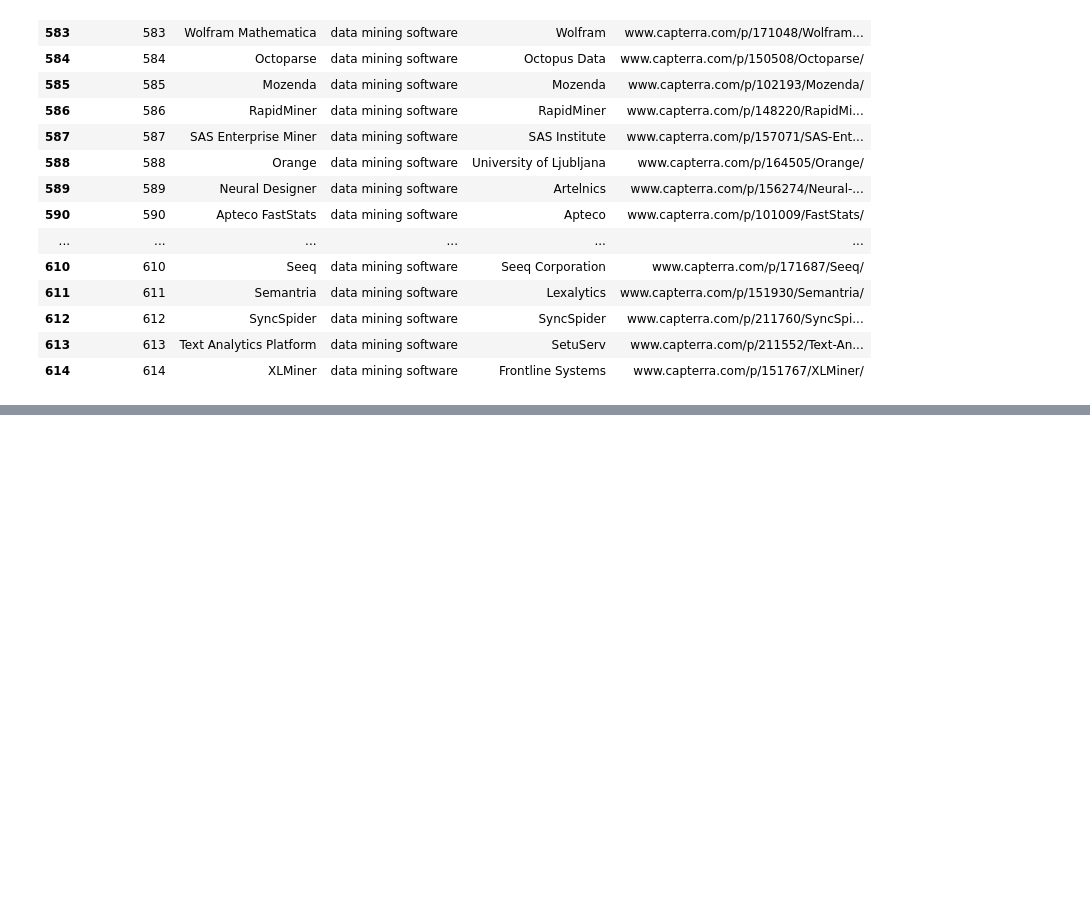
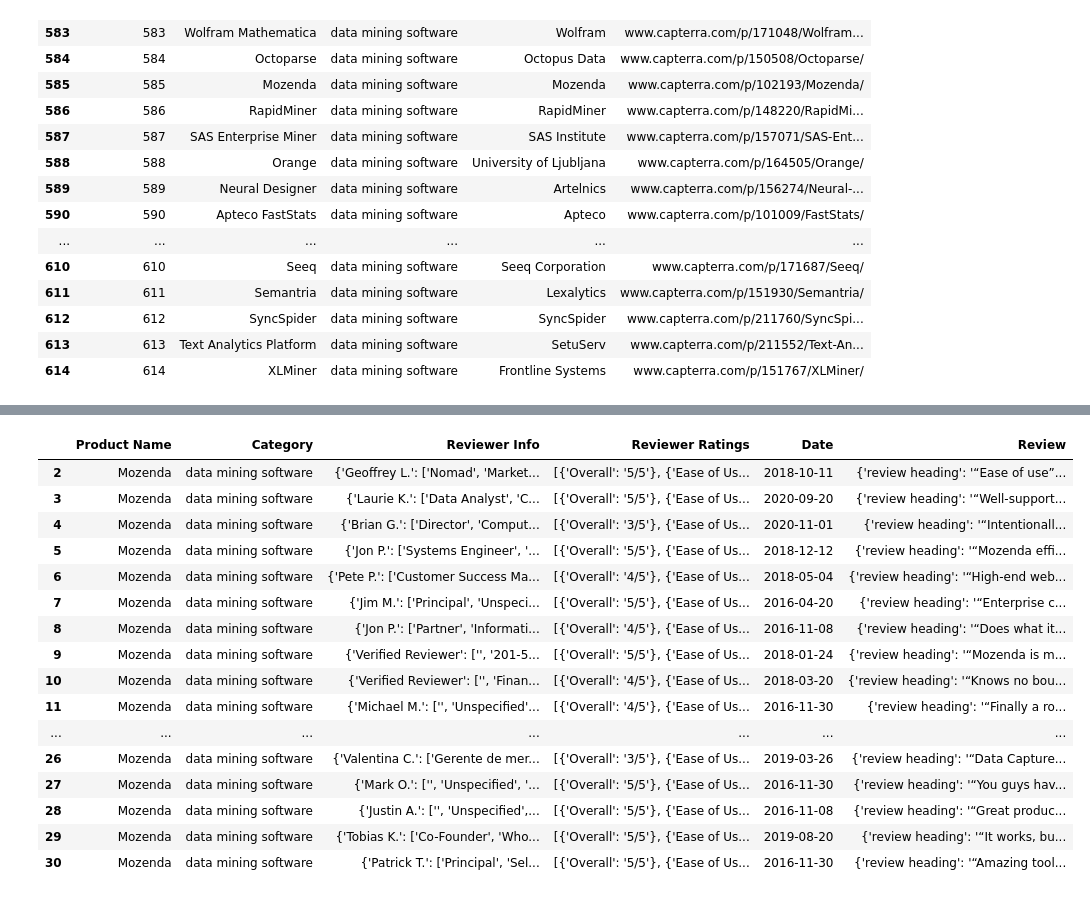
Before and after one commit to 1skol1/Review-Analysis, a Jupyter notebook: Test Run for Data Mining Category.ipynb, the cells around one changed output, grey strips where cells are left out. Saved outputs shown, nothing was run; the diff lists cells and outputs as text; code cells hidden in the pictures; blank space fills up the shorter version.

Commit message:
CSV of reviews for Data Mining Category

```diff
--- a/Test Run for Data Mining Category.ipynb
+++ b/Test Run for Data Mining Category.ipynb
@@ -315,0 +290,6 @@ df
+# %%
+# We load the data as a dataframe, with forcing pandas to read python datatypes(list,dict) as it is using "eval".
+product_review_df = pd.read_csv('data_mining.csv',converters={'Product Info': eval,'Price': eval,'Overall Features': eval,'Category Features': eval,'Overall Ratings': eval,'Review': eval })
+product_review_df.rename({"Unnamed: 0":"a"}, axis="columns", inplace=True)
+product_review_df.drop(["a"], axis=1, inplace=True)
+product_review_df
@@ -315,0 +311,15 @@ df
+# %%
+"""Creating a new dataframe with all the review info and product name & category"""
+product_review = []
+for i in range(len(product_review_df)):
+    pro_name = product_review_df.iloc[i]['Product Name']
+    pro_cat = product_review_df.iloc[i]['Category']
+    pro_review = product_review_df.iloc[i]['Review']
+    for j in pro_review:
+        j.insert(0,pro_name)
+        j.insert(1,pro_cat)
+        product_review.append(j)
+# %%
+new_product_review_df = pd.DataFrame(product_review, columns=['Product Name', 'Category', 'Reviewer Info','Reviewer Ratings','Date', 'Review'])
+# %%
+new_product_review_df['Date'] = pd.to_datetime(new_product_review_df['Date'])
@@ -315,0 +342,22 @@ df
+# %%
+new_product_review_df_1 = new_product_review_df.groupby('Product Name')
+Mozenda = new_product_review_df_1.get_group('Mozenda')
+Mozenda
+# %% [output]
+|  | Product Name | Category | Reviewer Info | Reviewer Ratings | Date | Review |
+| 2 | Mozenda | data mining software | {'Geoffrey L.': ['Nomad', 'Market... | [{'Overall': '5/5'}, {'Ease of Us... | 2018-10-11 | {'review heading': '“Ease of use”... |
+| 3 | Mozenda | data mining software | {'Laurie K.': ['Data Analyst', 'C... | [{'Overall': '5/5'}, {'Ease of Us... | 2020-09-20 | {'review heading': '“Well-support... |
+| 4 | Mozenda | data mining software | {'Brian G.': ['Director', 'Comput... | [{'Overall': '3/5'}, {'Ease of Us... | 2020-11-01 | {'review heading': '“Intentionall... |
+| 5 | Mozenda | data mining software | {'Jon P.': ['Systems Engineer', '... | [{'Overall': '5/5'}, {'Ease of Us... | 2018-12-12 | {'review heading': '“Mozenda effi... |
+| 6 | Mozenda | data mining software | {'Pete P.': ['Customer Success Ma... | [{'Overall': '4/5'}, {'Ease of Us... | 2018-05-04 | {'review heading': '“High-end web... |
+| 7 | Mozenda | data mining software | {'Jim M.': ['Principal', 'Unspeci... | [{'Overall': '5/5'}, {'Ease of Us... | 2016-04-20 | {'review heading': '“Enterprise c... |
+| 8 | Mozenda | data mining software | {'Jon P.': ['Partner', 'Informati... | [{'Overall': '4/5'}, {'Ease of Us... | 2016-11-08 | {'review heading': '“Does what it... |
+| 9 | Mozenda | data mining software | {'Verified Reviewer': ['', '201-5... | [{'Overall': '5/5'}, {'Ease of Us... | 2018-01-24 | {'review heading': '“Mozenda is m... |
+| 10 | Mozenda | data mining software | {'Verified Reviewer': ['', 'Finan... | [{'Overall': '4/5'}, {'Ease of Us... | 2018-03-20 | {'review heading': '“Knows no bou... |
+| 11 | Mozenda | data mining software | {'Michael M.': ['', 'Unspecified'... | [{'Overall': '4/5'}, {'Ease of Us... | 2016-11-30 | {'review heading': '“Finally a ro... |
+| ... | ... | ... | ... | ... | ... | ... |
+| 26 | Mozenda | data mining software | {'Valentina C.': ['Gerente de mer... | [{'Overall': '3/5'}, {'Ease of Us... | 2019-03-26 | {'review heading': '“Data Capture... |
+| 27 | Mozenda | data mining software | {'Mark O.': ['', 'Unspecified', '... | [{'Overall': '5/5'}, {'Ease of Us... | 2016-11-30 | {'review heading': '“You guys hav... |
+| 28 | Mozenda | data mining software | {'Justin A.': ['', 'Unspecified',... | [{'Overall': '5/5'}, {'Ease of Us... | 2016-11-08 | {'review heading': '“Great produc... |
+| 29 | Mozenda | data mining software | {'Tobias K.': ['Co-Founder', 'Who... | [{'Overall': '5/5'}, {'Ease of Us... | 2019-08-20 | {'review heading': '“It works, bu... |
+| 30 | Mozenda | data mining software | {'Patrick T.': ['Principal', 'Sel... | [{'Overall': '5/5'}, {'Ease of Us... | 2016-11-30 | {'review heading': '“Amazing tool... |
```
Also changed, not shown: parts of 10 cells of this notebook, 2 other files.
